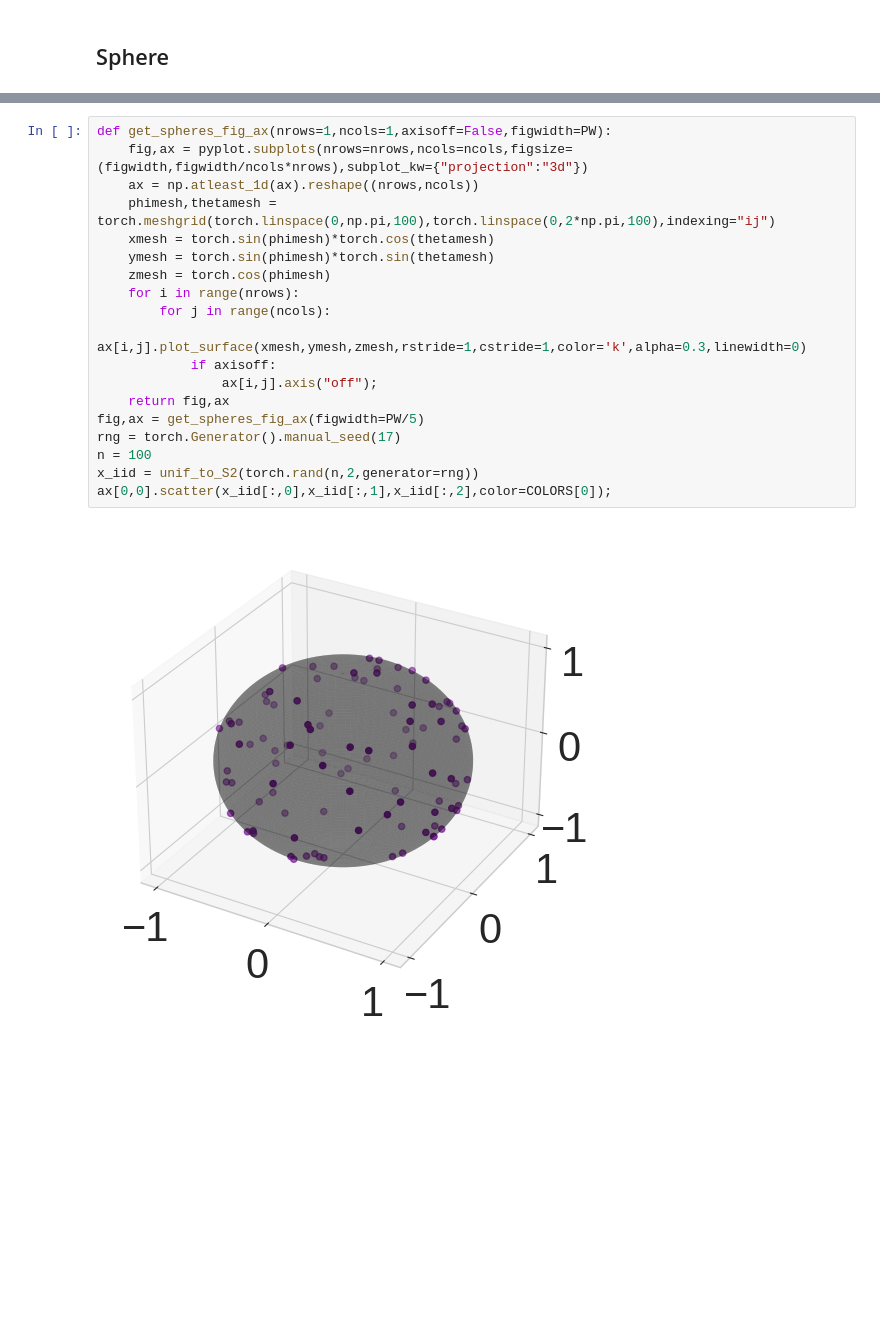
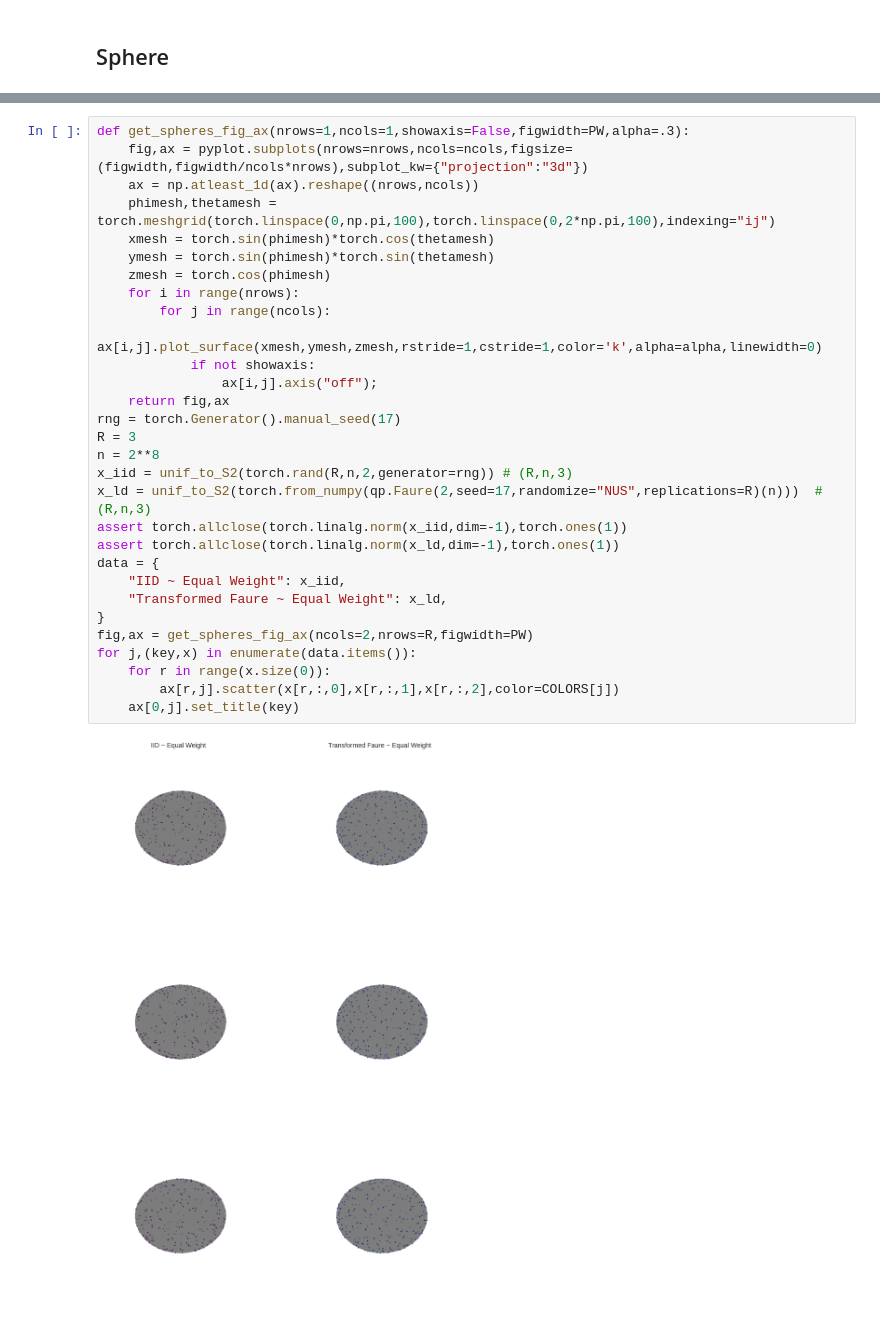
Before and after one commit to alegresor/rmatqmcpy, a Jupyter notebook: examples.ipynb, the cells around one changed output, grey strips where cells are left out. Cells and saved outputs as stored; diff of their text form; blank space fills up the shorter version.

Commit message:
add transformed Faure

```diff
--- a/examples.ipynb
+++ b/examples.ipynb
@@ -55,21 +70,32 @@ def unif_to_S2(x):
 # %%
-def get_spheres_fig_ax(nrows=1,ncols=1,axisoff=False,figwidth=PW):
+def get_spheres_fig_ax(nrows=1,ncols=1,showaxis=False,figwidth=PW,alpha=.3):
     fig,ax = pyplot.subplots(nrows=nrows,ncols=ncols,figsize=(figwidth,figwidth/ncols*nrows),subplot_kw={"projection":"3d"})
     ax = np.atleast_1d(ax).reshape((nrows,ncols))
     phimesh,thetamesh = torch.meshgrid(torch.linspace(0,np.pi,100),torch.linspace(0,2*np.pi,100),indexing="ij")
     xmesh = torch.sin(phimesh)*torch.cos(thetamesh)
     ymesh = torch.sin(phimesh)*torch.sin(thetamesh)
     zmesh = torch.cos(phimesh)
     for i in range(nrows):
         for j in range(ncols):
-            ax[i,j].plot_surface(xmesh,ymesh,zmesh,rstride=1,cstride=1,color='k',alpha=0.3,linewidth=0)
-            if axisoff:
+            ax[i,j].plot_surface(xmesh,ymesh,zmesh,rstride=1,cstride=1,color='k',alpha=alpha,linewidth=0)
+            if not showaxis:
                 ax[i,j].axis("off");
     return fig,ax
-fig,ax = get_spheres_fig_ax(figwidth=PW/5)
 rng = torch.Generator().manual_seed(17)
-n = 100
-x_iid = unif_to_S2(torch.rand(n,2,generator=rng))
-ax[0,0].scatter(x_iid[:,0],x_iid[:,1],x_iid[:,2],color=COLORS[0]);
+R = 3
+n = 2**8
+x_iid = unif_to_S2(torch.rand(R,n,2,generator=rng)) # (R,n,3)
+x_ld = unif_to_S2(torch.from_numpy(qp.Faure(2,seed=17,randomize="NUS",replications=R)(n)))  # (R,n,3)
+assert torch.allclose(torch.linalg.norm(x_iid,dim=-1),torch.ones(1))
+assert torch.allclose(torch.linalg.norm(x_ld,dim=-1),torch.ones(1))
+data = {
+    "IID ~ Equal Weight": x_iid,
+    "Transformed Faure ~ Equal Weight": x_ld,
+}
+fig,ax = get_spheres_fig_ax(ncols=2,nrows=R,figwidth=PW)
+for j,(key,x) in enumerate(data.items()):
+    for r in range(x.size(0)):
+        ax[r,j].scatter(x[r,:,0],x[r,:,1],x[r,:,2],color=COLORS[j])
+    ax[0,j].set_title(key)
 # %% [output]
-[figure, old version]
+[figure, new version]
```
Also changed, not shown: parts of 2 cells of this notebook.
